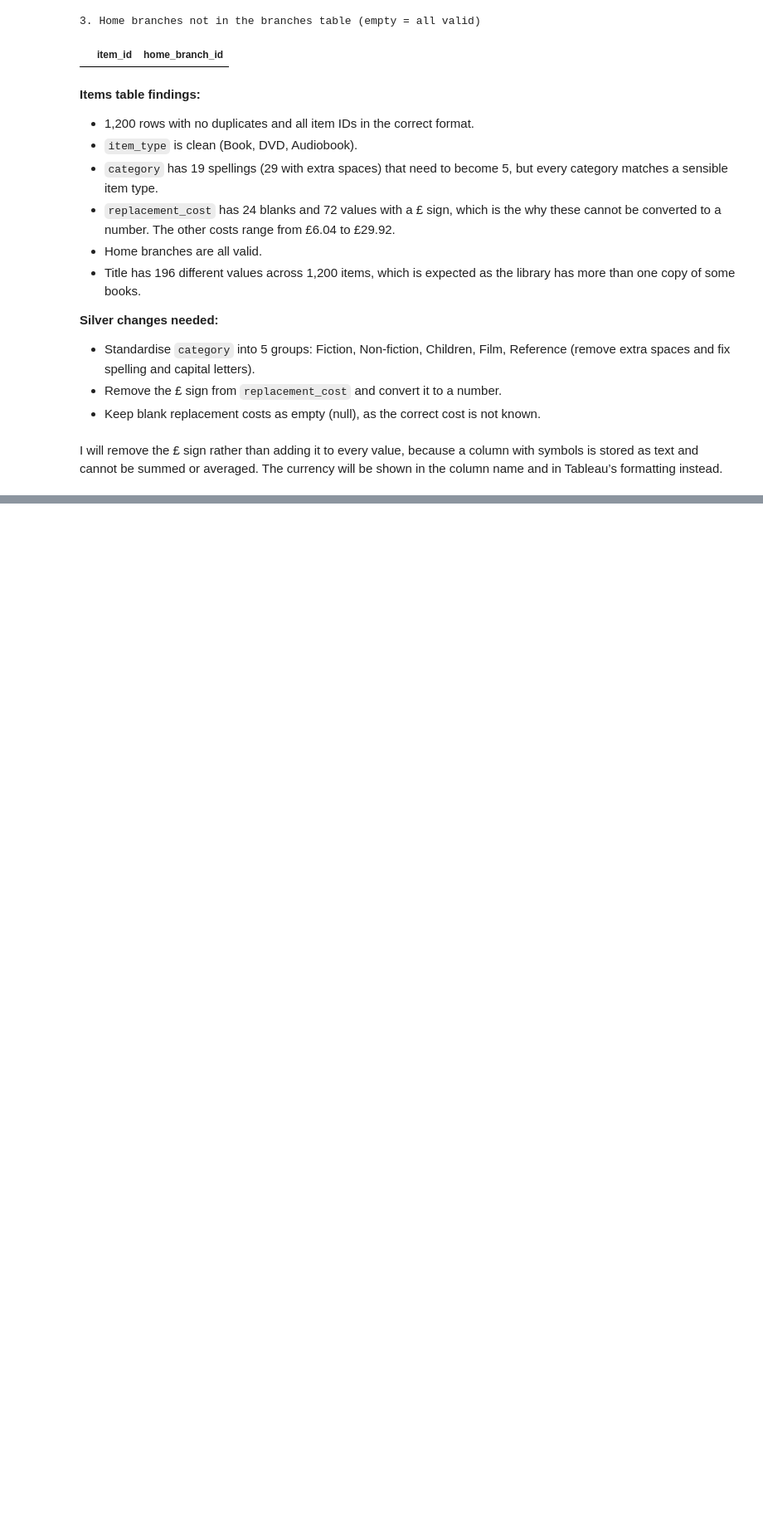
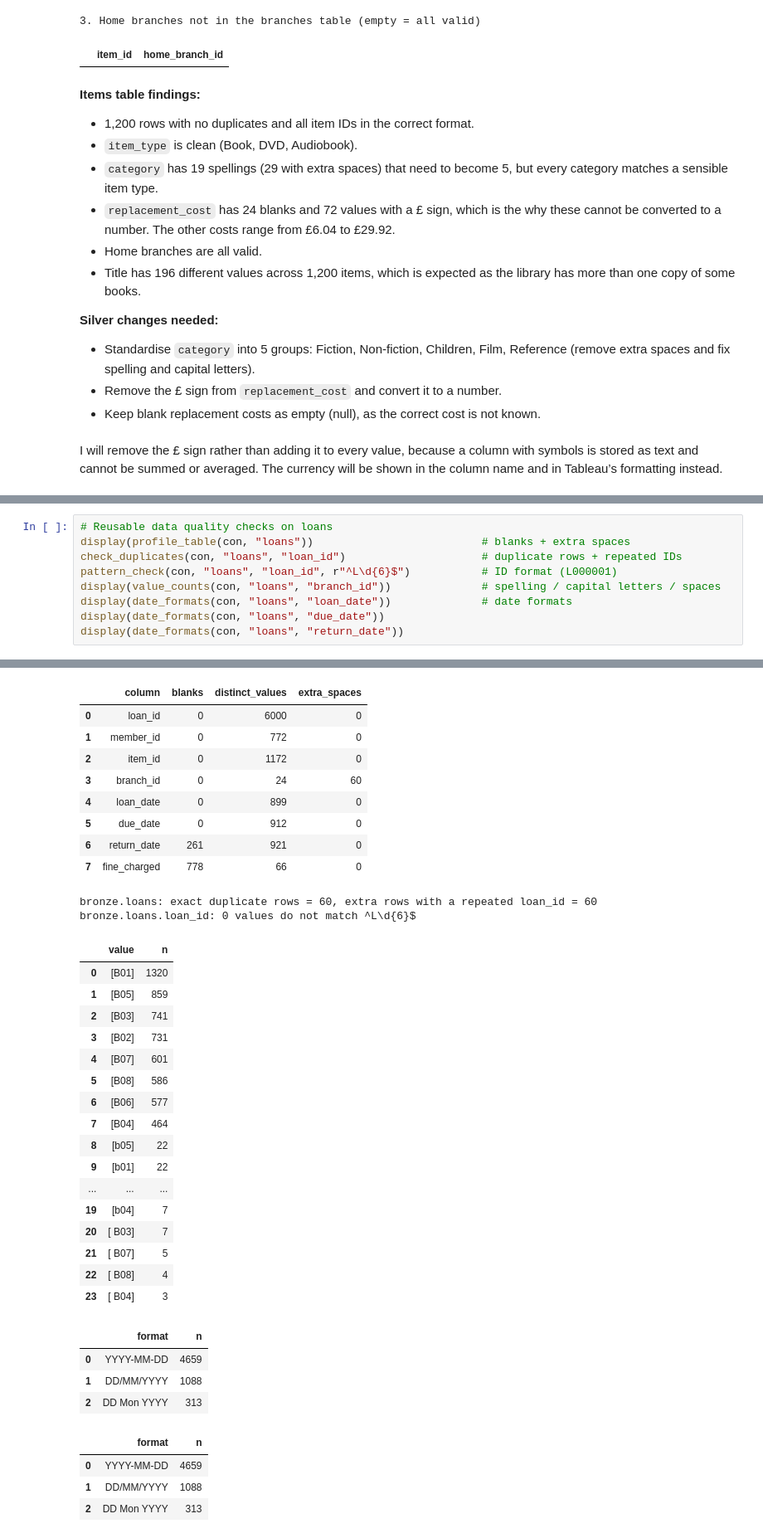
Before and after one commit to HuriyaAhmerr/5782076-AnalyticsEngineering, a Jupyter notebook: 5782076_library_pipeline.ipynb, the cells around one changed output, grey strips where cells are left out. Shown at 83% size. Saved outputs shown, nothing was run; the diff lists cells and outputs as text; blank space fills up the shorter version.

```diff
--- a/5782076_library_pipeline.ipynb
+++ b/5782076_library_pipeline.ipynb
@@ -1185,0 +1192,10 @@ I will remove the £ sign rather than adding it to every value, because a column
+# %%
+# Reusable data quality checks on loans
+display(profile_table(con, "loans"))                          # blanks + extra spaces
+check_duplicates(con, "loans", "loan_id")                     # duplicate rows + repeated IDs
+pattern_check(con, "loans", "loan_id", r"^L\d{6}$")           # ID format (L000001)
+display(value_counts(con, "loans", "branch_id"))              # spelling / capital letters / spaces
+display(date_formats(con, "loans", "loan_date"))              # date formats
+display(date_formats(con, "loans", "due_date"))
+display(date_formats(con, "loans", "return_date"))
+# %% [output]
@@ -1185,0 +1203,36 @@ I will remove the £ sign rather than adding it to every value, because a column
+|  | column | blanks | distinct_values | extra_spaces |
+| 0 | loan_id | 0 | 6000 | 0 |
+| 1 | member_id | 0 | 772 | 0 |
+| 2 | item_id | 0 | 1172 | 0 |
+| 3 | branch_id | 0 | 24 | 60 |
+| 4 | loan_date | 0 | 899 | 0 |
+| 5 | due_date | 0 | 912 | 0 |
+| 6 | return_date | 261 | 921 | 0 |
+| 7 | fine_charged | 778 | 66 | 0 |
+bronze.loans: exact duplicate rows = 60, extra rows with a repeated loan_id = 60
+bronze.loans.loan_id: 0 values do not match ^L\d{6}$
+|  | value | n |
+| 0 | [B01] | 1320 |
+| 1 | [B05] | 859 |
+| 2 | [B03] | 741 |
+| 3 | [B02] | 731 |
+| 4 | [B07] | 601 |
+| 5 | [B08] | 586 |
+| 6 | [B06] | 577 |
+| 7 | [B04] | 464 |
+| 8 | [b05] | 22 |
+| 9 | [b01] | 22 |
+| ... | ... | ... |
+| 19 | [b04] | 7 |
+| 20 | [ B03] | 7 |
+| 21 | [ B07] | 5 |
+| 22 | [ B08] | 4 |
+| 23 | [ B04] | 3 |
+|  | format | n |
+| 0 | YYYY-MM-DD | 4659 |
+| 1 | DD/MM/YYYY | 1088 |
+| 2 | DD Mon YYYY | 313 |
+|  | format | n |
+| 0 | YYYY-MM-DD | 4659 |
+| 1 | DD/MM/YYYY | 1088 |
+| 2 | DD Mon YYYY | 313 |
```
Also changed, not shown: parts of 9 cells of this notebook.
